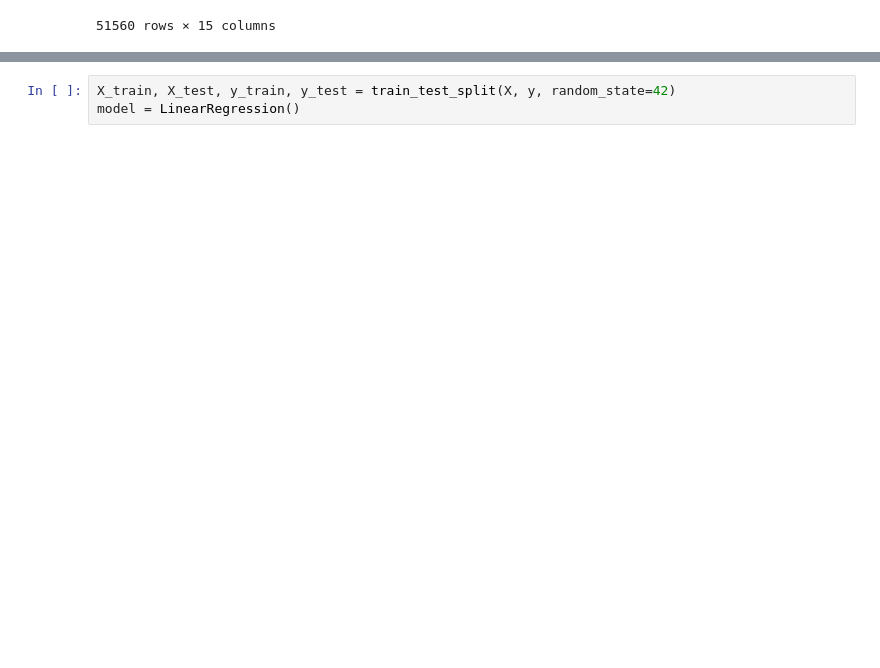
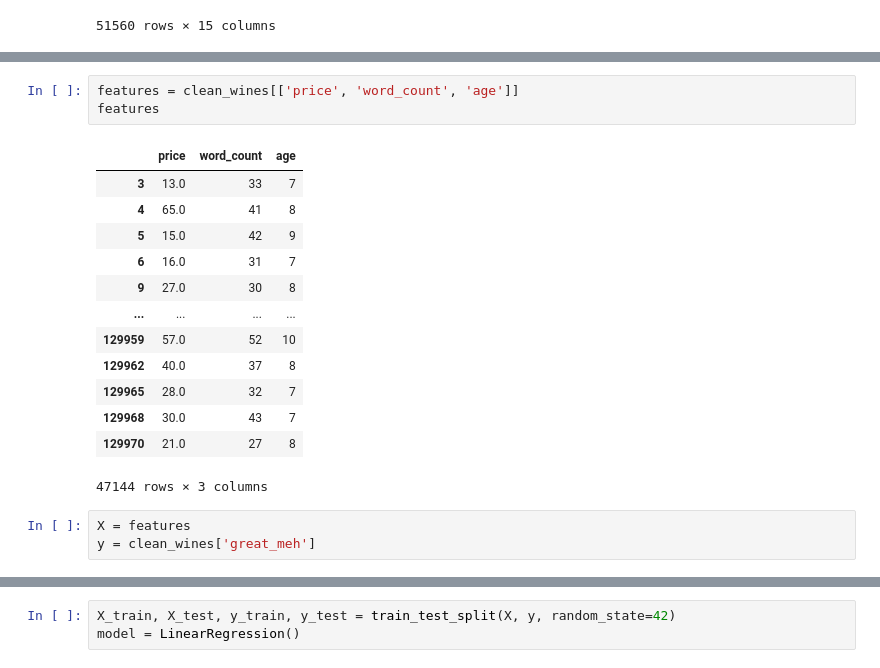
Before and after one commit to rahilanath/Final_Project, a Jupyter notebook: wine_cleaning.ipynb, the cells around one changed output, grey strips where cells are left out. Drawn from its saved outputs; the diff is of its cells as text; blank space fills up the shorter version.

```diff
--- a/wine_cleaning.ipynb
+++ b/wine_cleaning.ipynb
@@ -133,0 +188,20 @@ clean_wines['word_count'].hist()
+# %%
+features = clean_wines[['price', 'word_count', 'age']]
+features
+# %% [output]
+|  | price | word_count | age |
+| 3 | 13.0 | 33 | 7 |
+| 4 | 65.0 | 41 | 8 |
+| 5 | 15.0 | 42 | 9 |
+| 6 | 16.0 | 31 | 7 |
+| 9 | 27.0 | 30 | 8 |
+| ... | ... | ... | ... |
+| 129959 | 57.0 | 52 | 10 |
+| 129962 | 40.0 | 37 | 8 |
+| 129965 | 28.0 | 32 | 7 |
+| 129968 | 30.0 | 43 | 7 |
+| 129970 | 21.0 | 27 | 8 |
+47144 rows × 3 columns
+# %%
+X = features
+y = clean_wines['great_meh']
```
Also changed, not shown: parts of 33 cells of this notebook, 4 other files.
